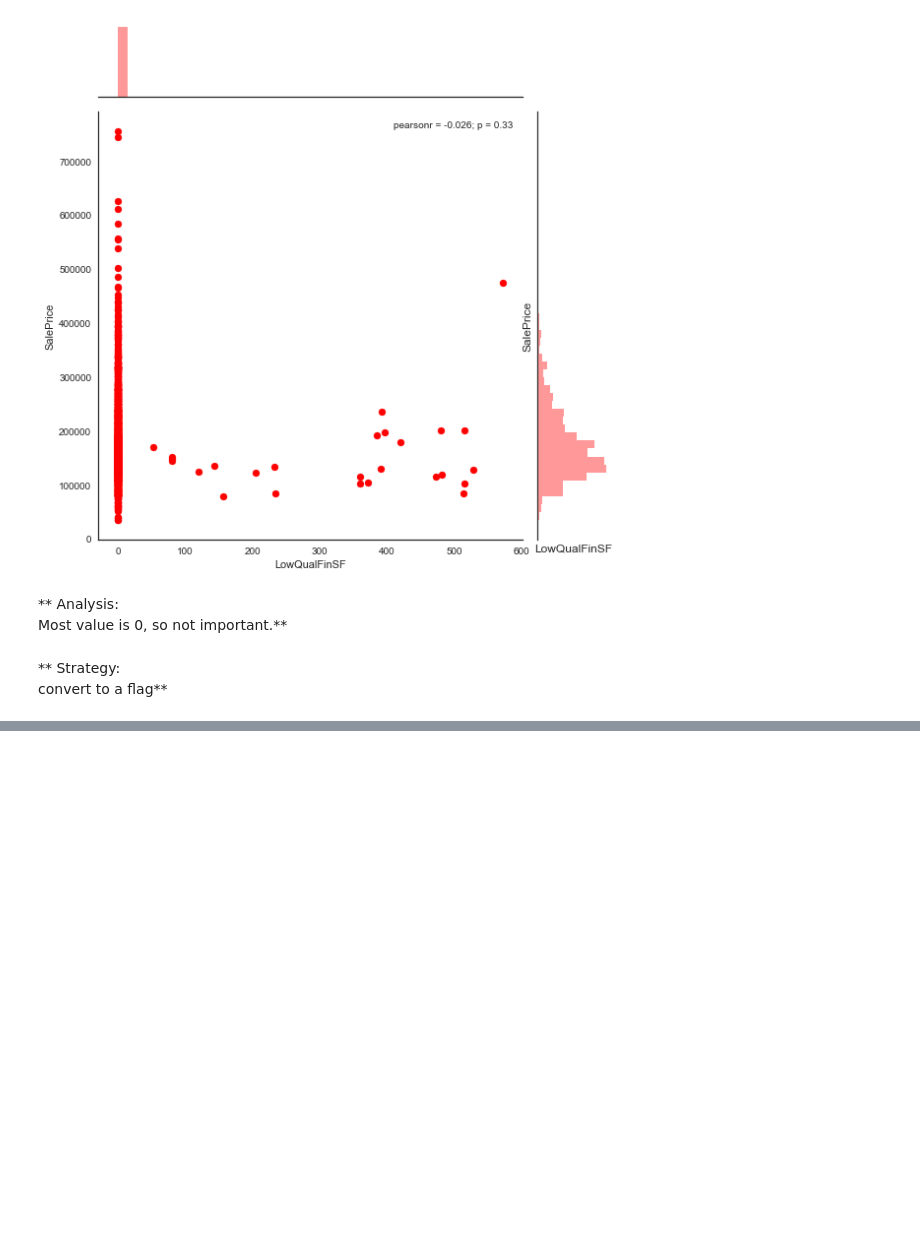
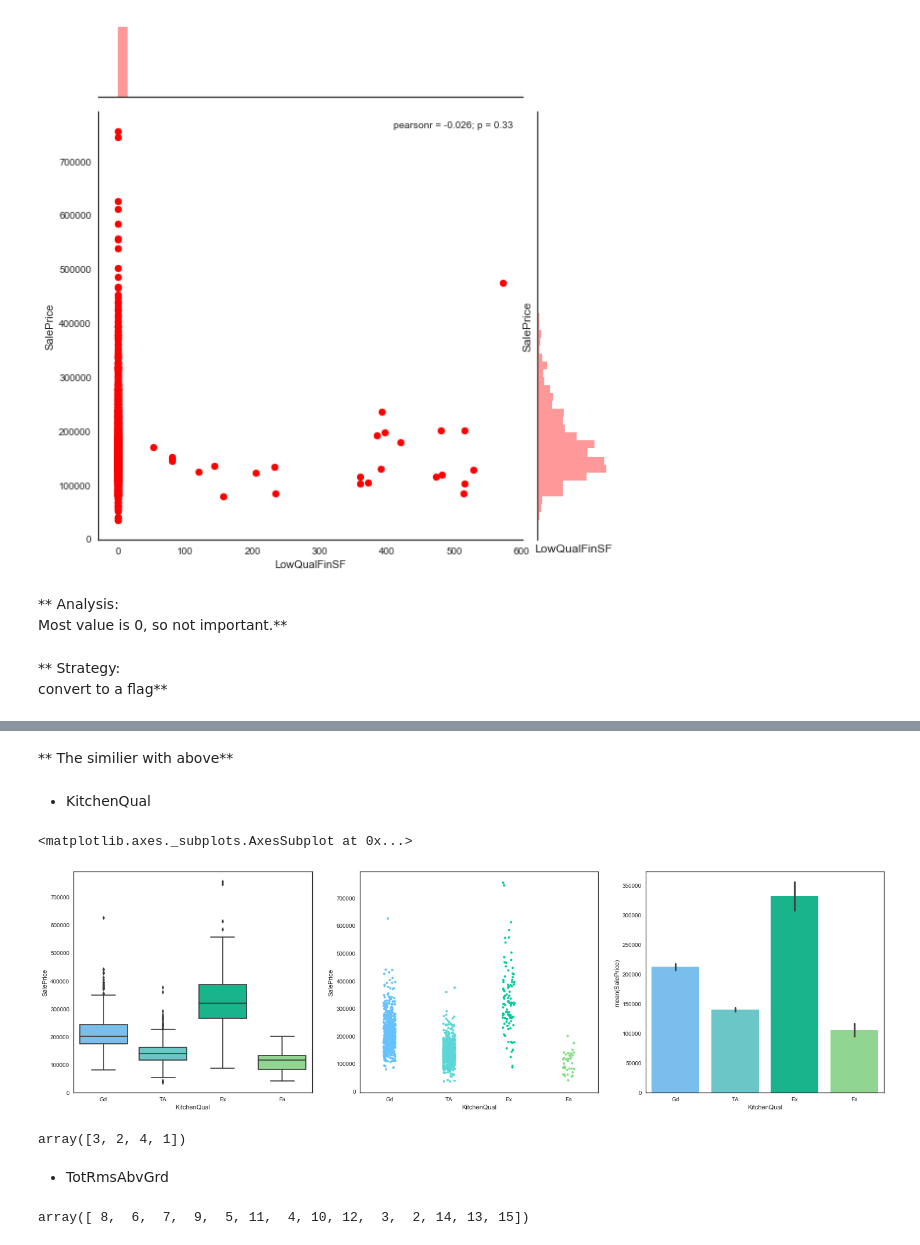
Before and after one commit to Frank-Walker/kaggle_kernel, a Jupyter notebook: House Price Prediction/kernel v 2.0.ipynb, the cells around one changed output, grey strips where cells are left out. Cells and saved outputs as stored; diff of their text form; code cells hidden in the pictures; blank space fills up the shorter version.

```diff
--- a/House Price Prediction/kernel v 2.0.ipynb
+++ b/House Price Prediction/kernel v 2.0.ipynb
@@ -1051,0 +1120,29 @@ all_data.drop('LowQualFinSF', axis=1, inplace=True)
+# %% [markdown]
+** The similier with above**
+# %% [markdown]
+- KitchenQual
+# %%
+plt.subplots(figsize=(25,7))
+
+plt.subplot(1,3,1)
+sns.boxplot(x='KitchenQual', y='SalePrice', data=train)
+
+plt.subplot(1,3,2)
+sns.stripplot(x='KitchenQual', y='SalePrice', data=train, jitter=True, size=4)
+
+plt.subplot(1,3,3)
+sns.barplot(x='KitchenQual', y='SalePrice', data=train)
+# %% [output]
+<matplotlib.axes._subplots.AxesSubplot at 0x...>
+[figure, added]
+# %%
+all_data['KitchenQual'] = all_data['KitchenQual'].map({"Fa":1, "TA":2, "Gd":3, "Ex":4})
+all_data['KitchenQual'].unique()
+# %% [output]
+array([3, 2, 4, 1])
+# %% [markdown]
+- TotRmsAbvGrd
+# %%
+all_data['TotRmsAbvGrd'].unique()
+# %% [output]
+array([ 8,  6,  7,  9,  5, 11,  4, 10, 12,  3,  2, 14, 13, 15])
```
Also changed, not shown: parts of 36 cells of this notebook, 2 other files.
